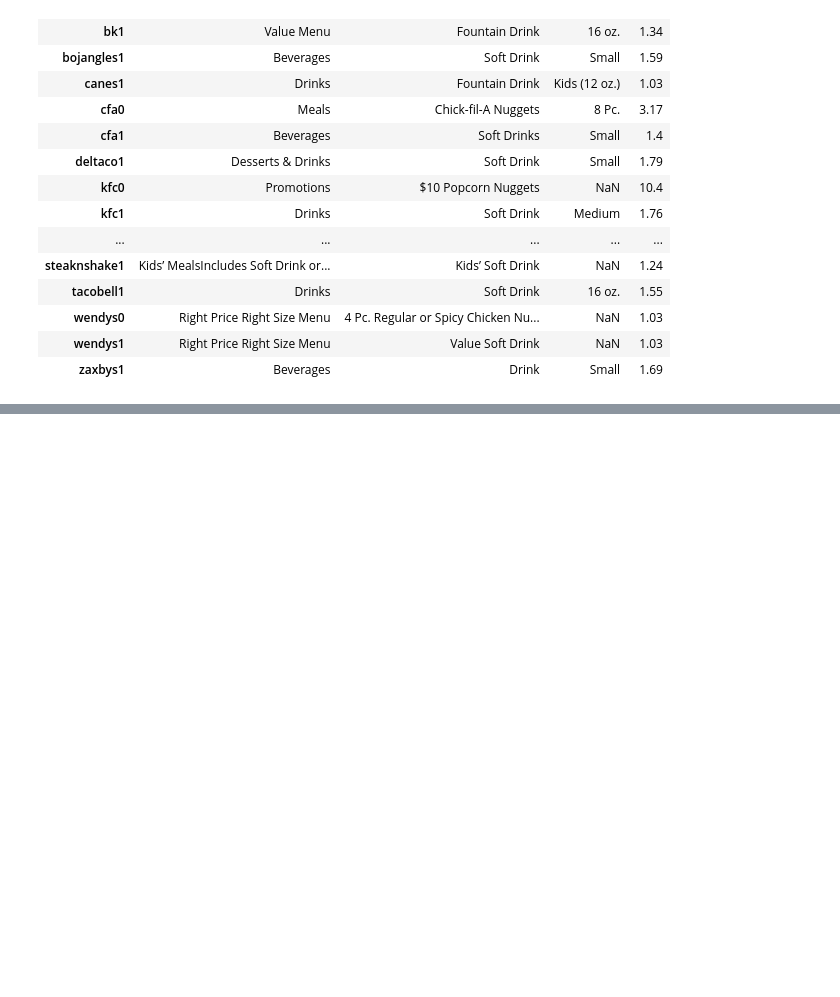
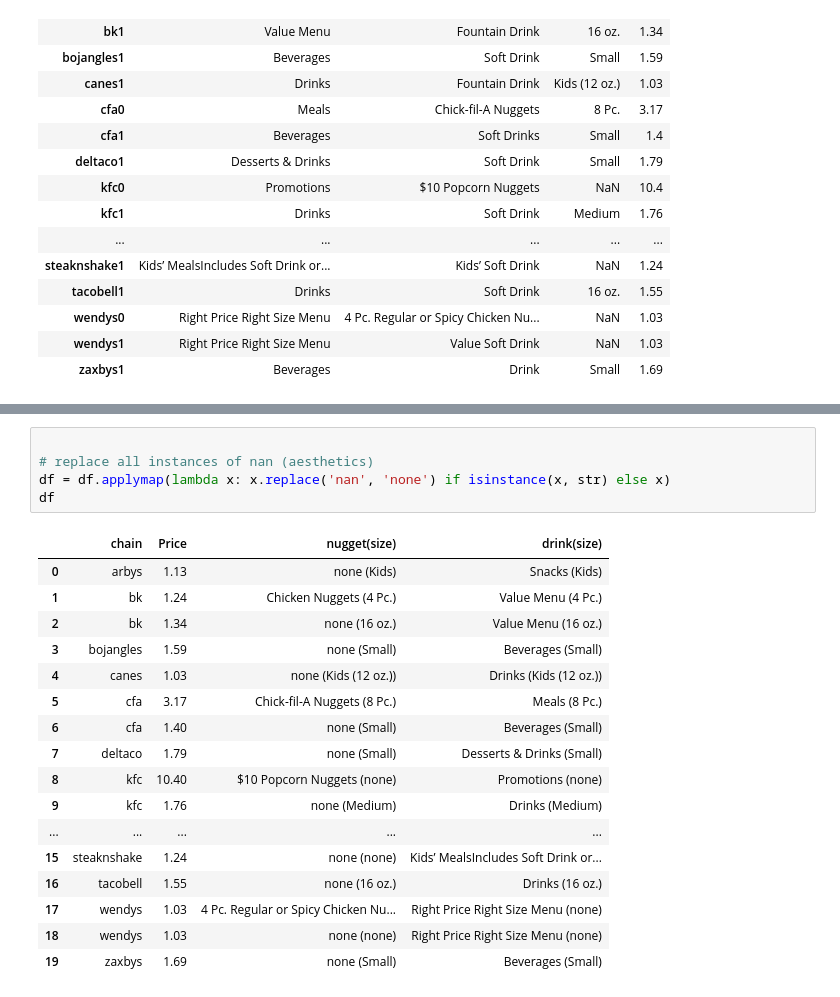
Before and after one commit to maddiehope/hacks8, a Jupyter notebook: cleaning_datasets.ipynb, the cells around one changed output, grey strips where cells are left out. Drawn from its saved outputs; the diff is of its cells as text; blank space fills up the shorter version.

Commit message:
aesthetic changes to how graph displays

```diff
--- a/cleaning_datasets.ipynb
+++ b/cleaning_datasets.ipynb
@@ -243,0 +263,23 @@ df
+# %%
+
+# replace all instances of nan (aesthetics)
+df = df.applymap(lambda x: x.replace('nan', 'none') if isinstance(x, str) else x)
+df
+# %% [output]
+|  | chain | Price | nugget(size) | drink(size) |
+| 0 | arbys | 1.13 | none (Kids) | Snacks (Kids) |
+| 1 | bk | 1.24 | Chicken Nuggets (4 Pc.) | Value Menu (4 Pc.) |
+| 2 | bk | 1.34 | none (16 oz.) | Value Menu (16 oz.) |
+| 3 | bojangles | 1.59 | none (Small) | Beverages (Small) |
+| 4 | canes | 1.03 | none (Kids (12 oz.)) | Drinks (Kids (12 oz.)) |
+| 5 | cfa | 3.17 | Chick-fil-A Nuggets (8 Pc.) | Meals (8 Pc.) |
+| 6 | cfa | 1.40 | none (Small) | Beverages (Small) |
+| 7 | deltaco | 1.79 | none (Small) | Desserts & Drinks (Small) |
+| 8 | kfc | 10.40 | $10 Popcorn Nuggets (none) | Promotions (none) |
+| 9 | kfc | 1.76 | none (Medium) | Drinks (Medium) |
+| ... | ... | ... | ... | ... |
+| 15 | steaknshake | 1.24 | none (none) | Kids’ MealsIncludes Soft Drink or... |
+| 16 | tacobell | 1.55 | none (16 oz.) | Drinks (16 oz.) |
+| 17 | wendys | 1.03 | 4 Pc. Regular or Spicy Chicken Nu... | Right Price Right Size Menu (none) |
+| 18 | wendys | 1.03 | none (none) | Right Price Right Size Menu (none) |
+| 19 | zaxbys | 1.69 | none (Small) | Beverages (Small) |
```
Also changed, not shown: parts of 8 cells of this notebook, 3 other files.
